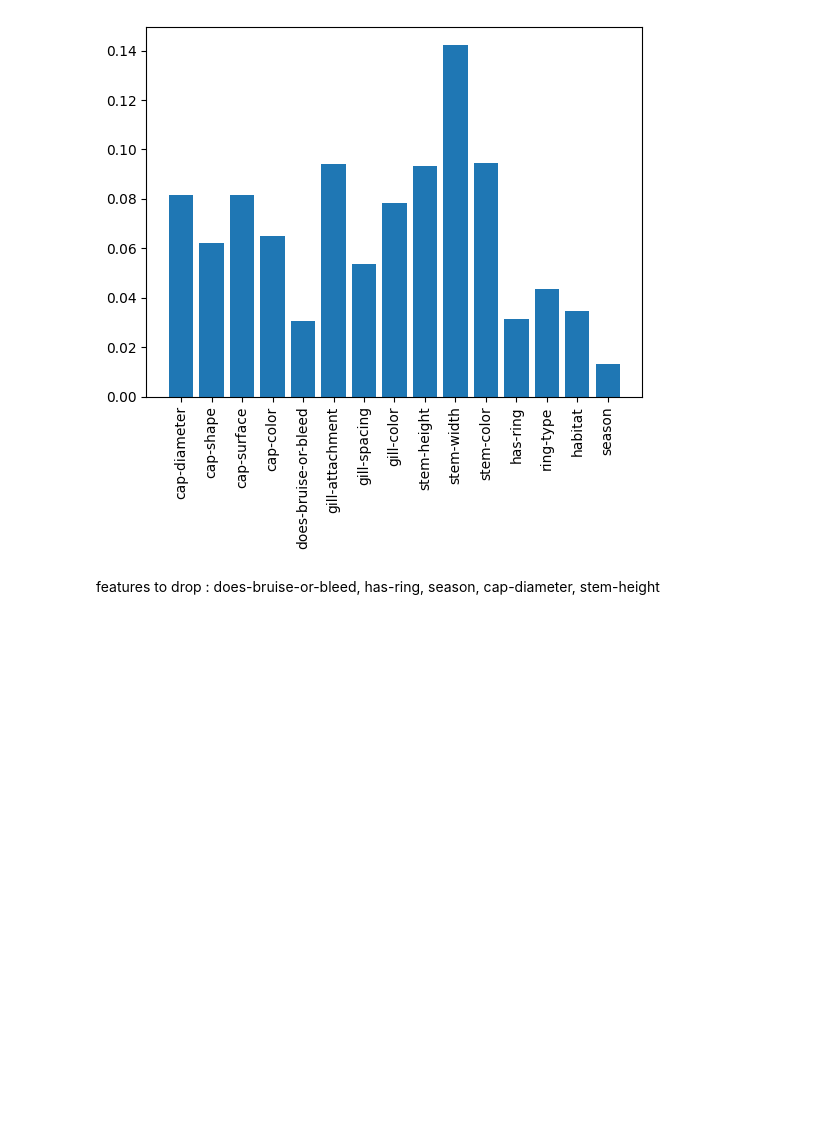
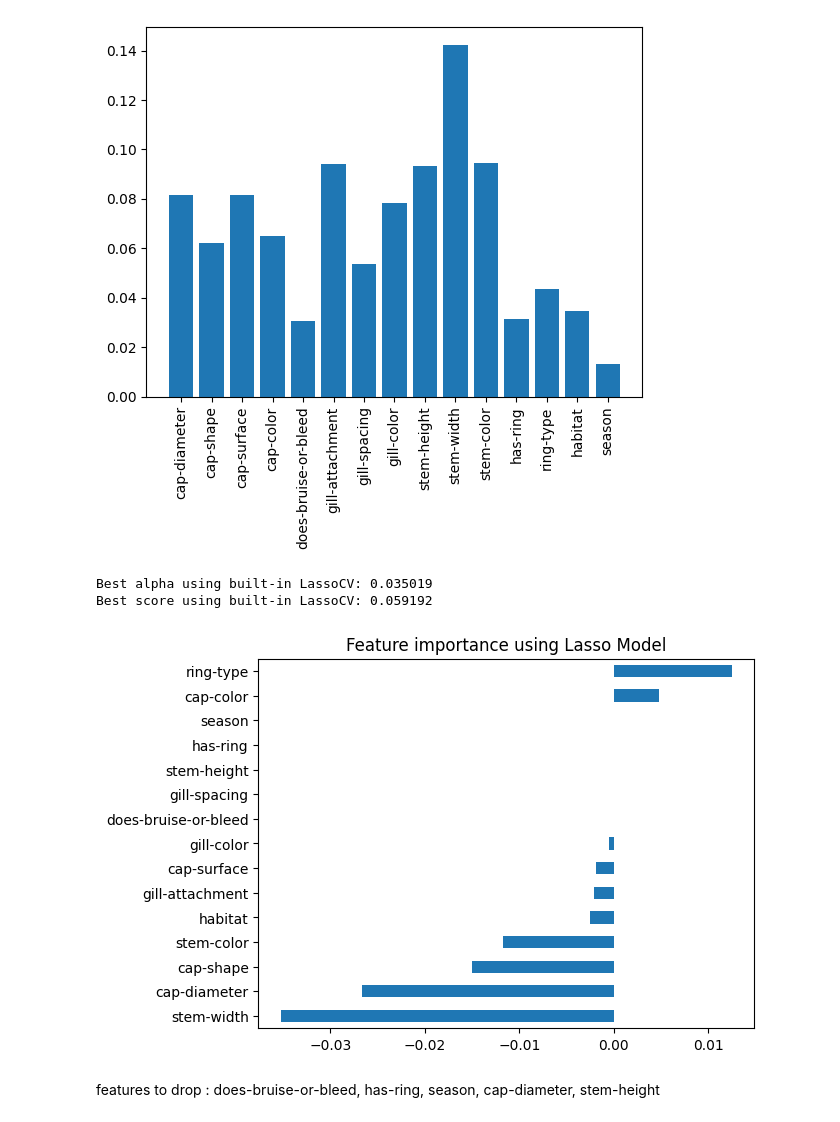
Before and after one commit to arnav10goel/CSE558-DSc-Project, a Jupyter notebook: feature_selection.ipynb, the cells around one changed output. Saved outputs shown, nothing was run; the diff lists cells and outputs as text; code cells hidden in the pictures; blank space fills up the shorter version.

```diff
--- a/feature_selection.ipynb
+++ b/feature_selection.ipynb
@@ -141,6 +152,24 @@ plt.xticks(rotation=90)
 plt.show()
 # %% [output]
 [figure]
+# %%
+from sklearn.linear_model import LassoCV
+
+reg = LassoCV()
+reg.fit(df_encoded, df_class)
+
+print("Best alpha using built-in LassoCV: %f" % reg.alpha_)
+print("Best score using built-in LassoCV: %f" %reg.score(df_encoded, df_class))
+
+coef = pd.Series(reg.coef_, index = df_encoded.columns)
+imp_coef = coef.sort_values()
+imp_coef.plot(kind = "barh")
+plt.title("Feature importance using Lasso Model")
+plt.show()
+# %% [output]
+Best alpha using built-in LassoCV: 0.035019
+Best score using built-in LassoCV: 0.059192
+[figure, added]
 # %% [markdown]
 features to drop :  does-bruise-or-bleed, has-ring, season, cap-diameter, stem-height
 # %%
```
Also changed, not shown: parts of 7 cells of this notebook, 2 other files.
